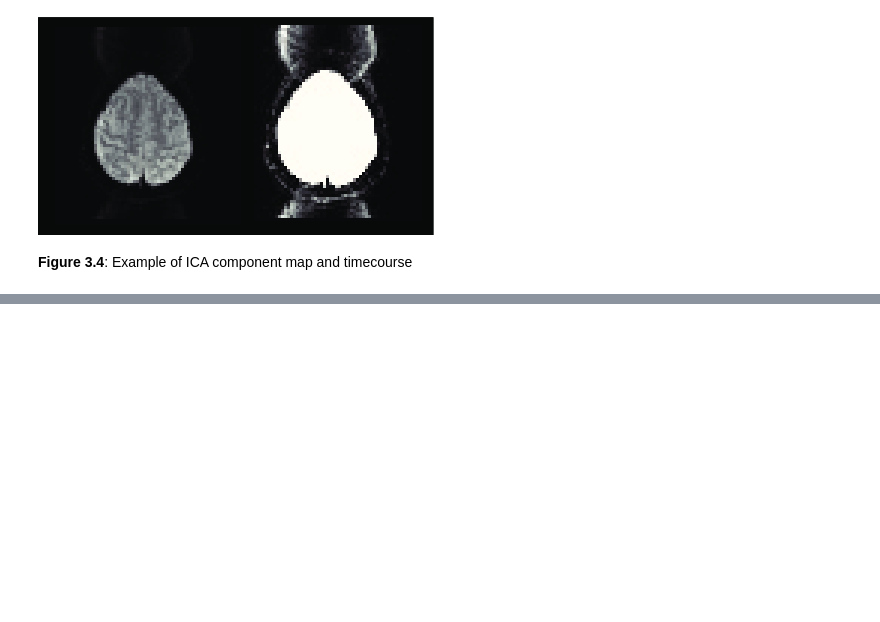
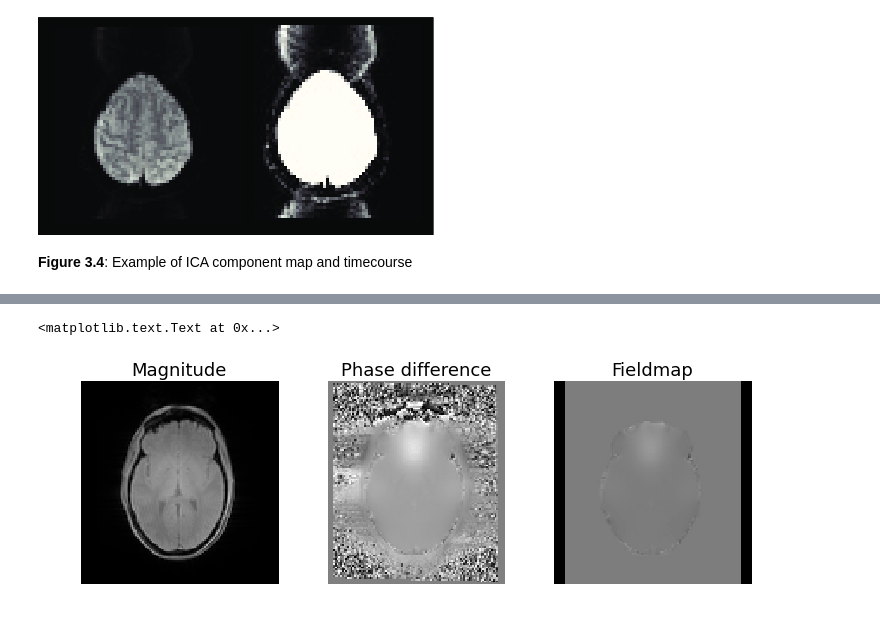
Before and after one commit to poldrack/fmri-handbook-2e-code, a Jupyter notebook: notebooks/Chapter3-Preprocessing/Chapter3-Preprocessing.ipynb, the cells around one changed output, grey strips where cells are left out. Cells and saved outputs as stored; diff of their text form; code cells hidden in the pictures; blank space fills up the shorter version.

```diff
--- a/notebooks/Chapter3-Preprocessing/Chapter3-Preprocessing.ipynb
+++ b/notebooks/Chapter3-Preprocessing/Chapter3-Preprocessing.ipynb
@@ -73,0 +95,26 @@ plt.savefig(os.path.join(figuredir,'Figure_3_4.svg'),format='svg',dpi=1200)
+# %%
+fig=plt.figure(figsize=(12,8))
+
+cutcoord=[30]
+mag_img=nibabel.load(data['fieldmap-mag'])
+phasediff=nibabel.load(data['fieldmap-phasediff'])
+fmap=nibabel.load(data['fieldmap'])
+
+ax1 = plt.subplot2grid((2,3), (0,0))
+nilearn.plotting.plot_anat(nilearn.image.index_img(mag_img,0),
+                           display_mode='z',cut_coords=[30],axes=ax1,
+                          annotate=False)
+plt.title('Magnitude',fontsize=18)
+ax2 = plt.subplot2grid((2,3), (0,1))
+nilearn.plotting.plot_anat(phasediff,display_mode='z',
+                           cut_coords=[30],axes=ax2,
+                          annotate=False)
+plt.title('Phase difference',fontsize=18)
+ax3 = plt.subplot2grid((2,3), (0,2))
+nilearn.plotting.plot_anat(nilearn.image.index_img(fmap,0),display_mode='z',
+                           cut_coords=[30],axes=ax3,
+                          annotate=False)
+plt.title('Fieldmap',fontsize=18)
+# %% [output]
+<matplotlib.text.Text at 0x...>
+[figure, added]
```
Also changed, not shown: parts of 24 cells of this notebook.
